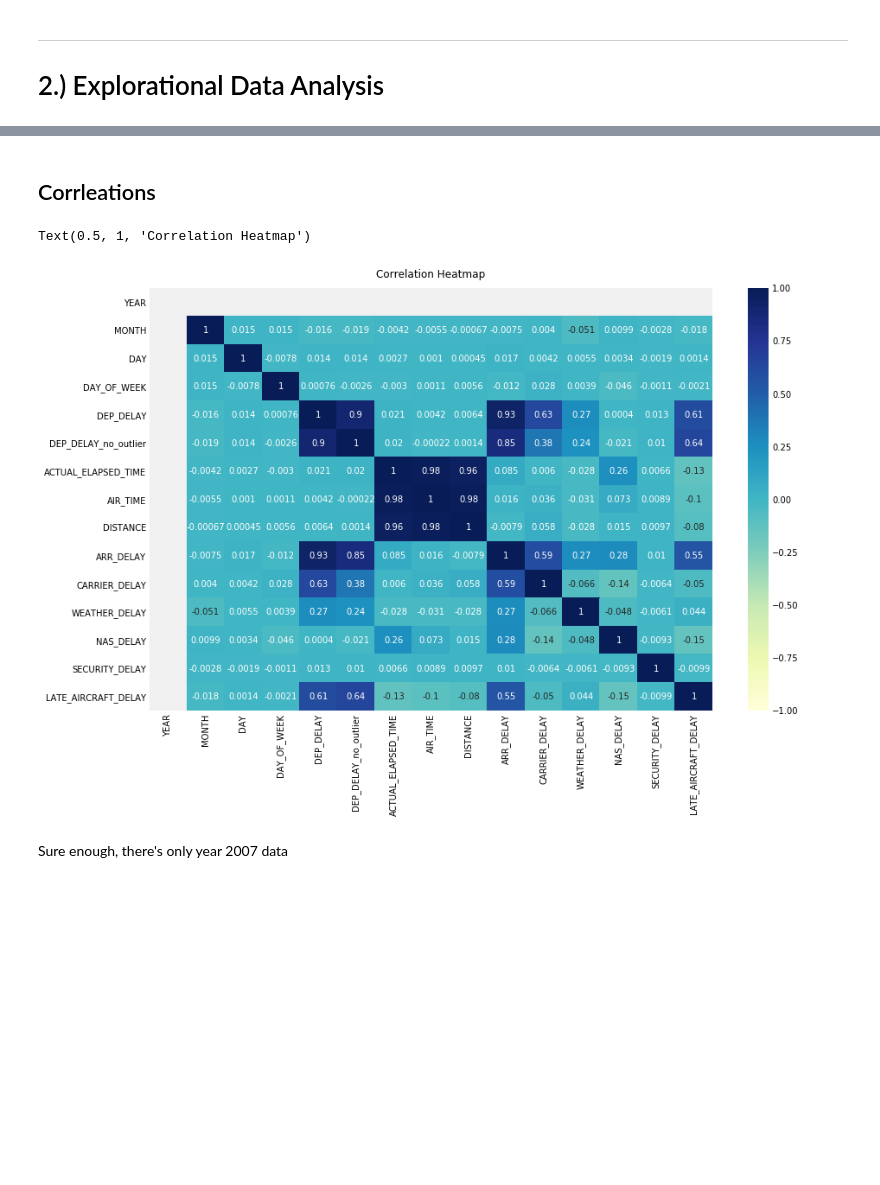
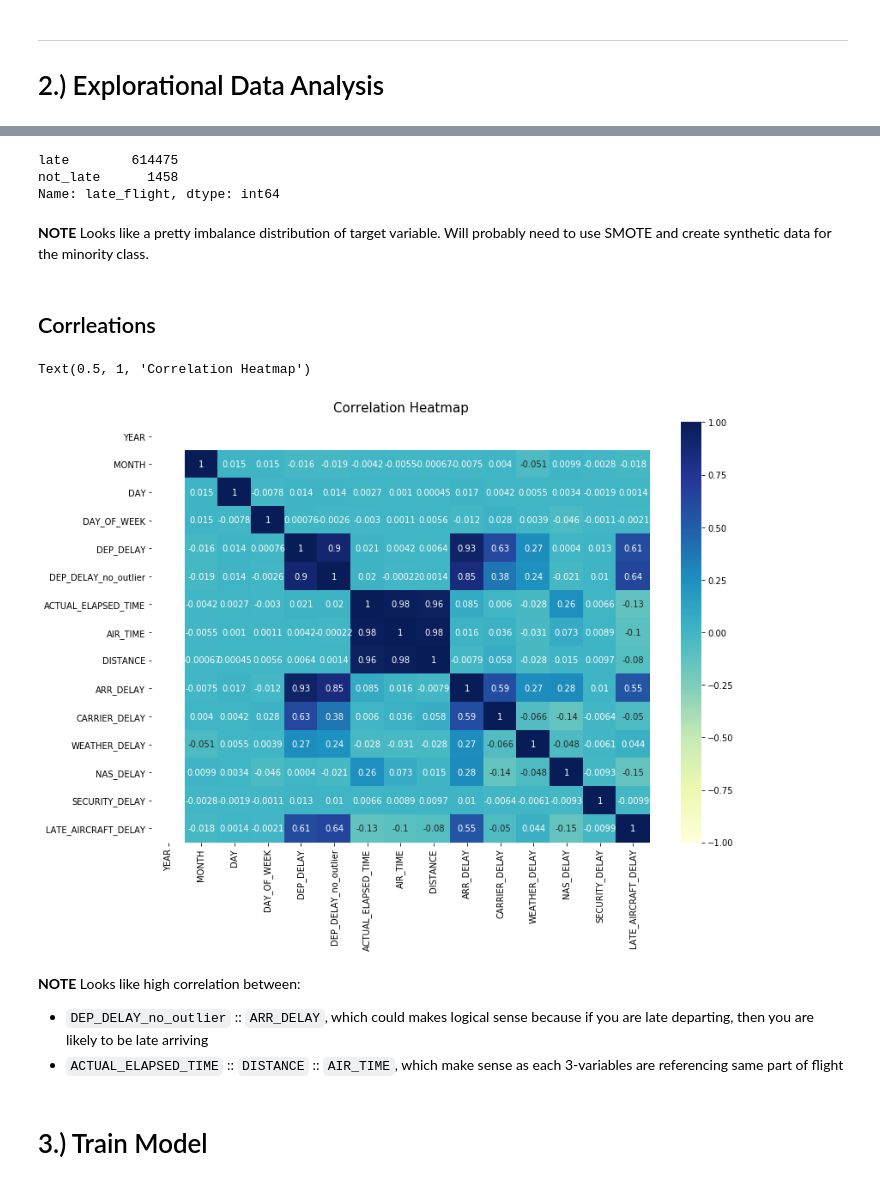
Before and after one commit to rtheman/sages, a Jupyter notebook: Flights_Delay_classification/Train_Model_AA.ipynb, the cells around one changed output, grey strips where cells are left out. Saved outputs shown, nothing was run; the diff lists cells and outputs as text; code cells hidden in the pictures; blank space fills up the shorter version.

```diff
--- a/Flights_Delay_classification/Train_Model_AA.ipynb
+++ b/Flights_Delay_classification/Train_Model_AA.ipynb
@@ -1,41 +1,2 @@
 # %% [markdown]
 Libraries & Parameters
-# %%
-!pip install -q awswrangler
-
-import awswrangler as wr
-import pandas as pd
-
-import boto3
-import pytz
-
-import numpy as np
-import seaborn as sns
-import matplotlib.pyplot as plt
-
-import datetime
-from sagemaker import get_execution_role
-
-import warnings, scipy
-import matplotlib as mpl
-import matplotlib.pyplot as plt
-import matplotlib.patches as patches
-from matplotlib.patches import ConnectionPatch
-from collections import OrderedDict
-from matplotlib.gridspec import GridSpec
-
-from scipy.optimize import curve_fit
-from sklearn import metrics, linear_model
-from sklearn.preprocessing import PolynomialFeatures, StandardScaler
-from sklearn.preprocessing import LabelEncoder, OneHotEncoder
-from sklearn.model_selection import train_test_split, cross_val_score, cross_val_predict
-
-
-plt.rcParams["patch.force_edgecolor"] = True
-plt.style.use('fivethirtyeight')
-mpl.rc('patch', edgecolor = 'dimgray', linewidth=1)
-from IPython.core.interactiveshell import InteractiveShell
-InteractiveShell.ast_node_interactivity = "last_expr"
-pd.options.display.max_columns = 50
-warnings.filterwarnings("ignore")
-%matplotlib inline
@@ -187,16 +172,28 @@ ___
+# %%
+df_AA.late_flight.value_counts()
+# %% [output]
+late        614475
+not_late      1458
+Name: late_flight, dtype: int64
+# %% [markdown]
+**NOTE** Looks like a pretty imbalance distribution of target variable.  Will probably need to use SMOTE and create synthetic data for the minority class.
 # %% [markdown]
 ## Corrleations
 # %%
 # increase figure size
 plt.figure(figsize=(13, 9))
 heatmap = sns.heatmap(df_AA.corr(), vmin=-1, vmax=1, annot=True, cmap="YlGnBu")
 
 # define title
-heatmap.set_title('Correlation Heatmap', fontdict={'fontsize':12}, pad=12)
+heatmap.set_title('Correlation Heatmap', fontdict={'fontsize':15}, pad=12)
 
 # ref. https://medium.com/@szabo.bibor/how-to-create-a-seaborn-correlation-heatmap-in-python-834c0686b88e
 # %% [output]
 Text(0.5, 1, 'Correlation Heatmap')
-[figure, old version]
+[figure, new version]
-# %% [markdown]
-Sure enough, there's only year 2007 data
+# %% [markdown]
+**NOTE** Looks like high correlation between:
+  - `DEP_DELAY_no_outlier` :: `ARR_DELAY`, which could makes logical sense because if you are late departing, then you are likely to be late arriving
+  - `ACTUAL_ELAPSED_TIME` :: `DISTANCE` :: `AIR_TIME`, which make sense as each 3-variables are referencing same part of flight
+# %% [markdown]
+# 3.) Train Model
```
Also changed, not shown: parts of 12 cells of this notebook.
